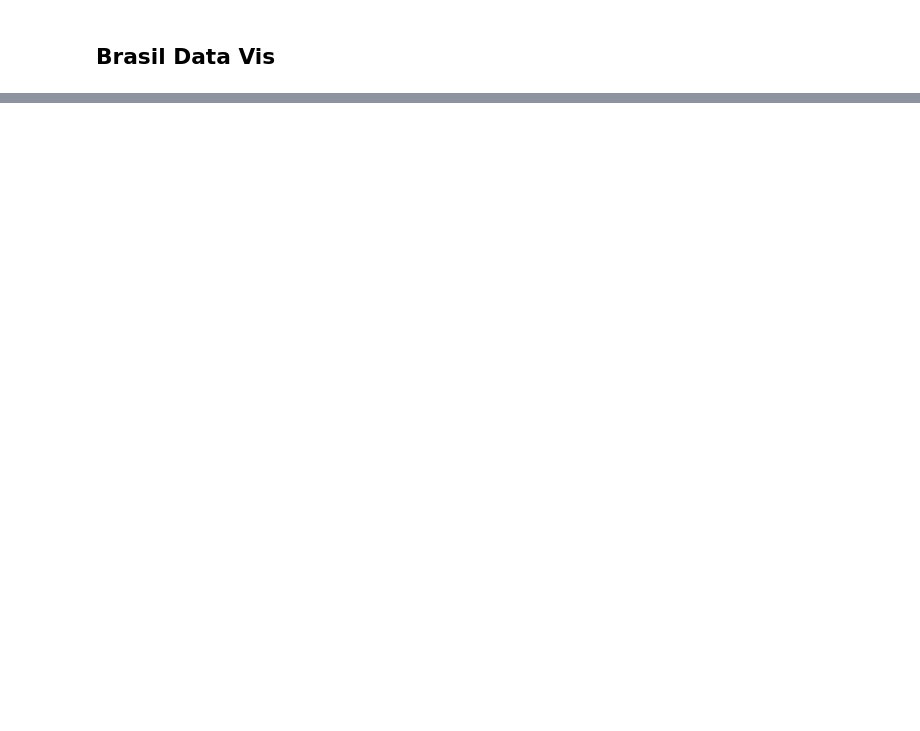
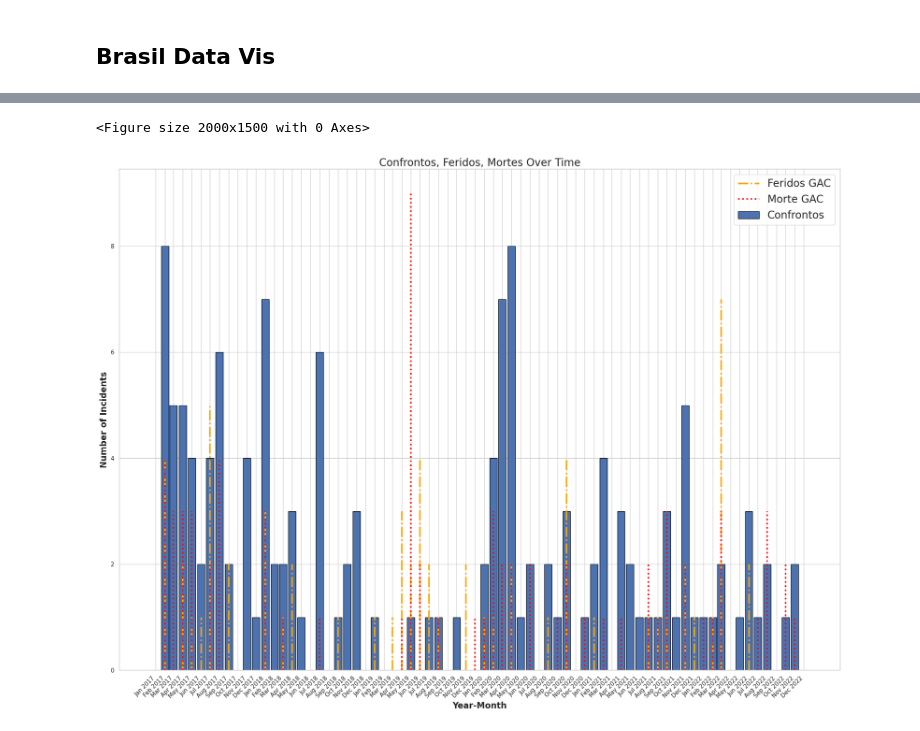
Before and after one commit to herman-rogers/brasil_data_viz, a Jupyter notebook: brasil_data_viz.ipynb, the cells around one changed output, grey strips where cells are left out. Saved outputs shown, nothing was run; the diff lists cells and outputs as text; code cells hidden in the pictures; blank space fills up the shorter version.

Commit message:
Add some initial code to visualize the first graph

```diff
--- a/brasil_data_viz.ipynb
+++ b/brasil_data_viz.ipynb
@@ -15 +21,46 @@ df_one.head()
 5 rows × 36 columns
+# %%
+import seaborn as sns
+import matplotlib.dates as mdates
+
+width=25
+
+plt.figure(figsize=(20, 15))
+plt.rcParams.update({'axes.facecolor': 'white'})
+
+# x = date2num(df_one['yearmo'].to_list())
+x = df_one['yearmo']
+y = df_one['Confronto_GAC']
+z = df_one['feridos_GAC']
+k = df_one['Morte_GAC']
+
+sns.set(style="whitegrid")
+sns.color_palette()
+
+fig, ax = plt.subplots(figsize=(20, 15))
+
+ax.bar(x, y, color='b', width=width, edgecolor='black', label='Confrontos', align='center')
+
+for date, value in zip(x, z):
+    ax.vlines(x=date, ymin=0, ymax=value, colors='orange', linestyle='-.', linestyles='dotted', label='Feridos GAC' if date == x.iloc[0] else "", linewidth=3)
+
+for date, value in zip(x, k):
+    ax.vlines(x=date, ymin=0, ymax=value, colors='red', linestyles='dotted', label='Morte GAC' if date == x.iloc[0] else "", linewidth=3)
+
+# ax.bar(x + pd.DateOffset(days=2), k, color='red', width=width, edgecolor='grey', label='Mortes', align='center')
+
+ax.xaxis_date()
+ax.xaxis.set_major_formatter(mdates.DateFormatter('%b %Y'))
+ax.xaxis.set_major_locator(mdates.MonthLocator())
+ax.set_xticks(x)
+plt.xticks(rotation=45, ha='right')
+
+plt.xlabel('Year-Month', fontweight='bold', fontsize=16)
+plt.ylabel('Number of Incidents', fontweight='bold', fontsize=16)
+plt.title('Confrontos, Feridos, Mortes Over Time', fontsize=20)
+
+plt.legend(fontsize=20)
+plt.tight_layout()
+# %% [output]
+<Figure size 2000x1500 with 0 Axes>
+[figure, added]
```
Also changed, not shown: parts of 1 cell of this notebook.
